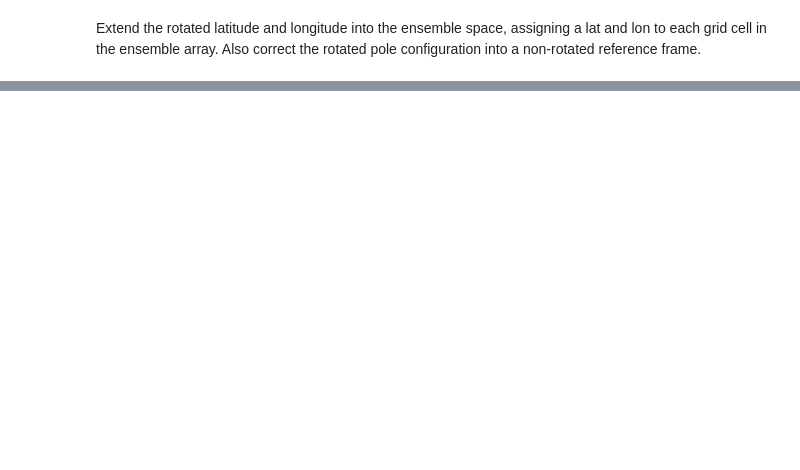
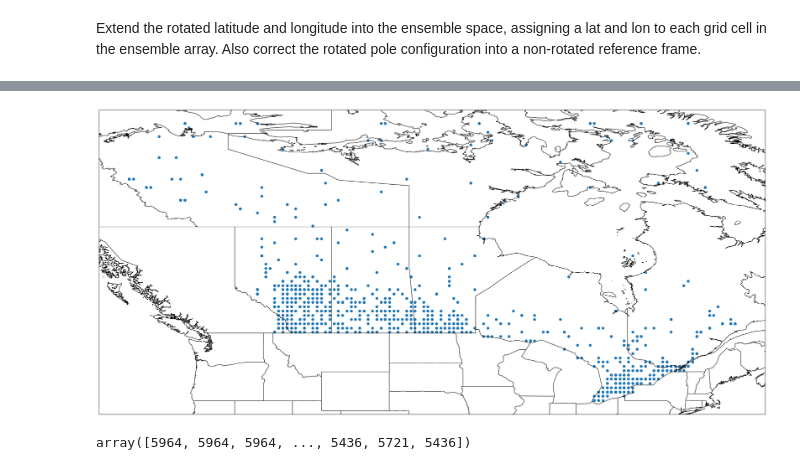
Before and after one commit to pacificclimate/climpyrical, a Jupyter notebook: Python/testing.ipynb, the cells around one changed output, grey strips where cells are left out. Saved outputs shown, nothing was run; the diff lists cells and outputs as text; code cells hidden in the pictures; blank space fills up the shorter version.

```diff
--- a/Python/testing.ipynb
+++ b/Python/testing.ipynb
@@ -193 +311,18 @@ ndf['new_lat']
+# %%
+fig = plt.figure(figsize = (30, 45))
+
+SOURCE = 'Natural Earth'
+LICENSE = 'public domain'
+ax = plt.axes(projection=ccrs.PlateCarree())
+ax.coastlines(resolution='10m')
+ax.add_feature(states_provinces, edgecolor='black')
+ax.add_feature(cfeature.BORDERS)
+plt.scatter(lon_ens, lat_ens)
+plt.show()
+# %% [output]
+[figure, added]
+# %%
+df['nearest_grid'].values
+# %% [output]
+array([5964, 5964, 5964, ..., 5436, 5721, 5436])
 # %%
```
Also changed, not shown: parts of 38 cells of this notebook.
